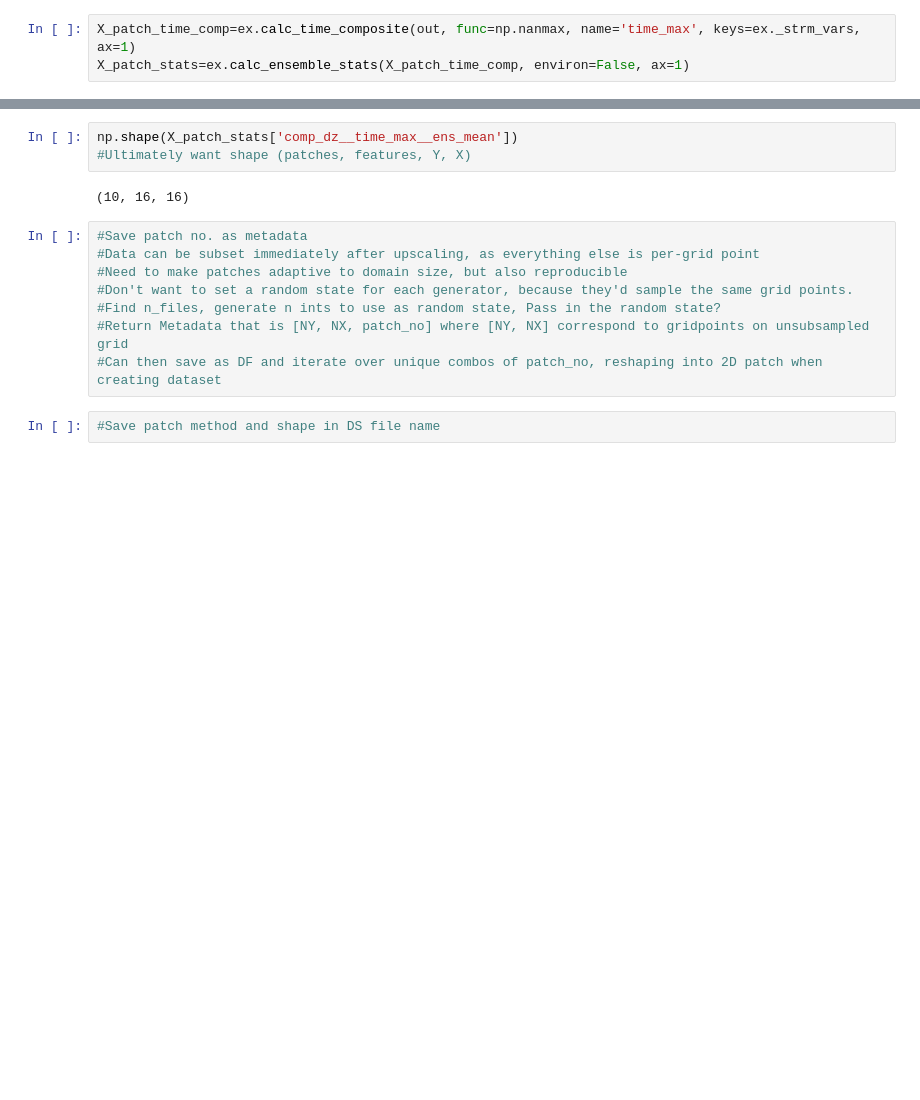
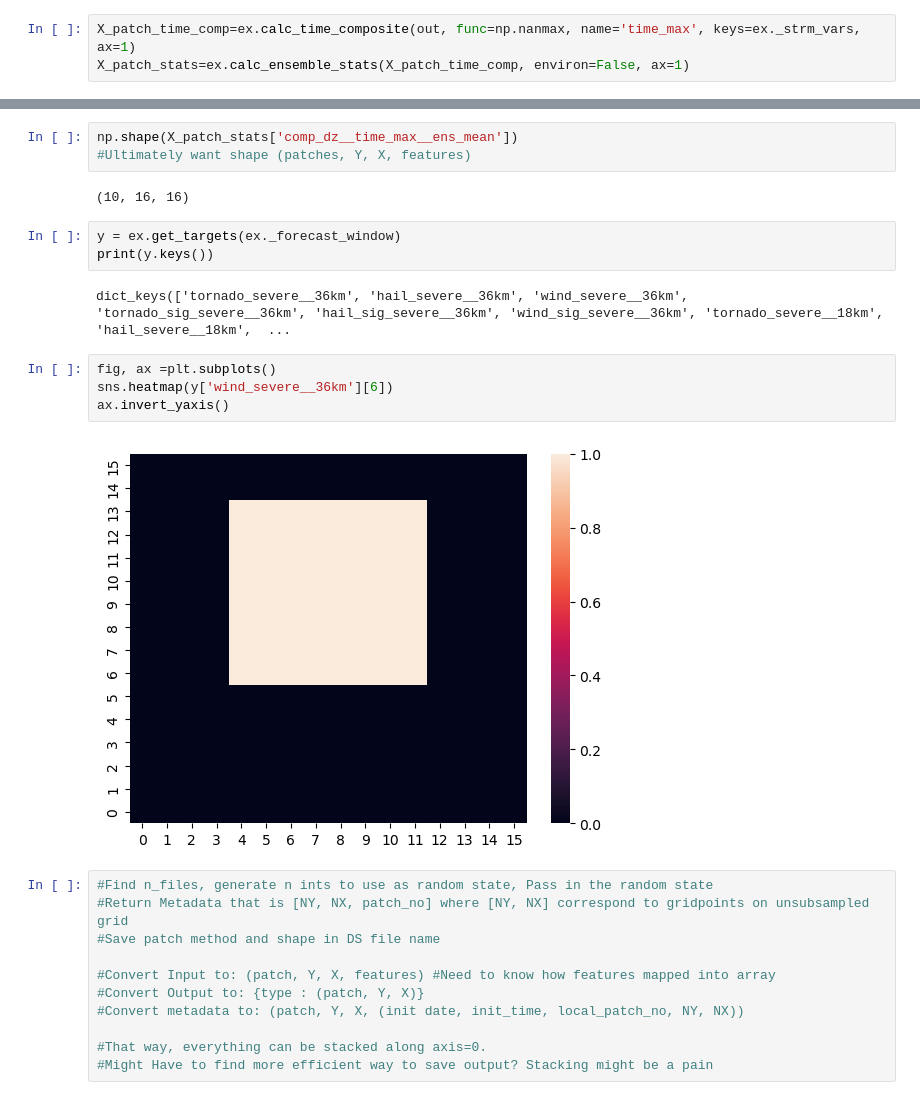
Before and after one commit to svarga1/2to6_hr_severe_wx_deep_learning, a Jupyter notebook: notebooks/PatchExtractor.ipynb, the cells around one changed output, grey strips where cells are left out. Saved outputs shown, nothing was run; the diff lists cells and outputs as text; blank space fills up the shorter version.

Commit message:
Working Target Mapping

```diff
--- a/notebooks/PatchExtractor.ipynb
+++ b/notebooks/PatchExtractor.ipynb
@@ -715,15 +803,27 @@ plt.show()
 # %%
 np.shape(X_patch_stats['comp_dz__time_max__ens_mean'])
-#Ultimately want shape (patches, features, Y, X)
+#Ultimately want shape (patches, Y, X, features)
 # %% [output]
 (10, 16, 16)
+# %%
+y = ex.get_targets(ex._forecast_window)
+print(y.keys())
+# %% [output]
+dict_keys(['tornado_severe__36km', 'hail_severe__36km', 'wind_severe__36km', 'tornado_sig_severe__36km', 'hail_sig_severe__36km', 'wind_sig_severe__36km', 'tornado_severe__18km', 'hail_severe__18km',  ...
+# %%
+fig, ax =plt.subplots()
+sns.heatmap(y['wind_severe__36km'][6])
+ax.invert_yaxis()
+# %% [output]
+[figure, added]
 # %%
-#Save patch no. as metadata
-#Data can be subset immediately after upscaling, as everything else is per-grid point
-#Need to make patches adaptive to domain size, but also reproducible
-#Don't want to set a random state for each generator, because they'd sample the same grid points.
-#Find n_files, generate n ints to use as random state, Pass in the random state?
+#Find n_files, generate n ints to use as random state, Pass in the random state
 #Return Metadata that is [NY, NX, patch_no] where [NY, NX] correspond to gridpoints on unsubsampled grid
-#Can then save as DF and iterate over unique combos of patch_no, reshaping into 2D patch when creating dataset
+#Save patch method and shape in DS file name
+
+#Convert Input to: (patch, Y, X, features) #Need to know how features mapped into array
+#Convert Output to: {type : (patch, Y, X)}
+#Convert metadata to: (patch, Y, X, (init date, init_time, local_patch_no, NY, NX))
+
+#That way, everything can be stacked along axis=0.
+#Might Have to find more efficient way to save output? Stacking might be a pain
-# %%
-#Save patch method and shape in DS file name
```
Also changed, not shown: parts of 4 cells of this notebook.
